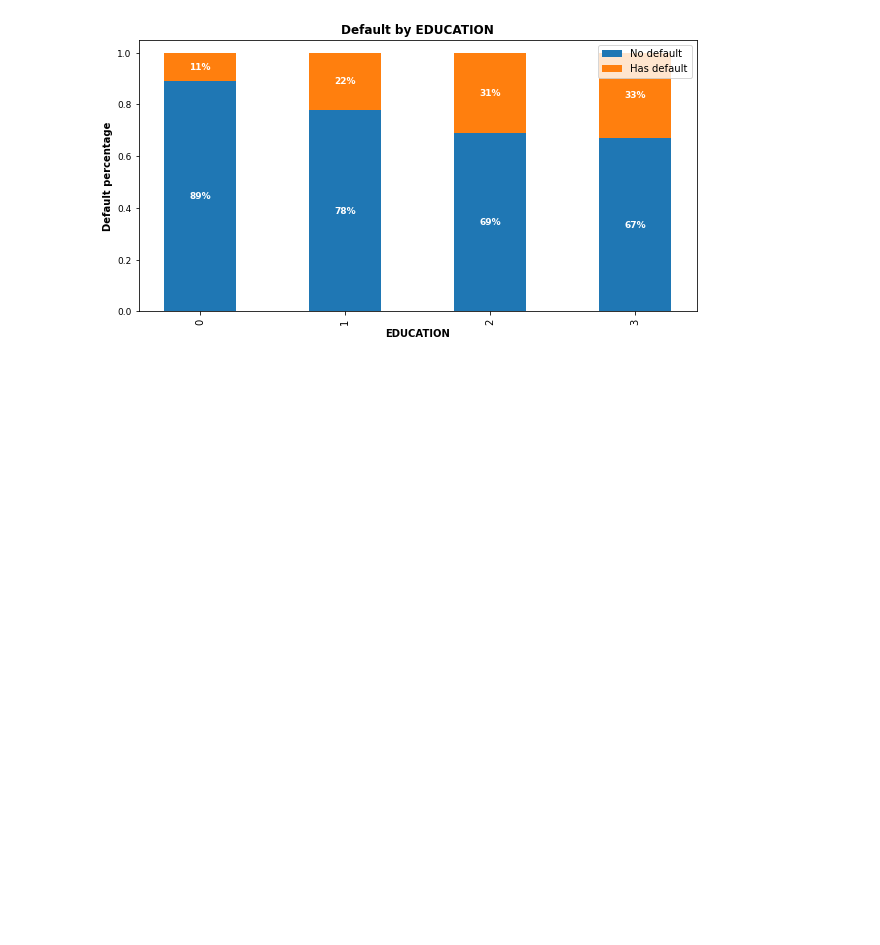
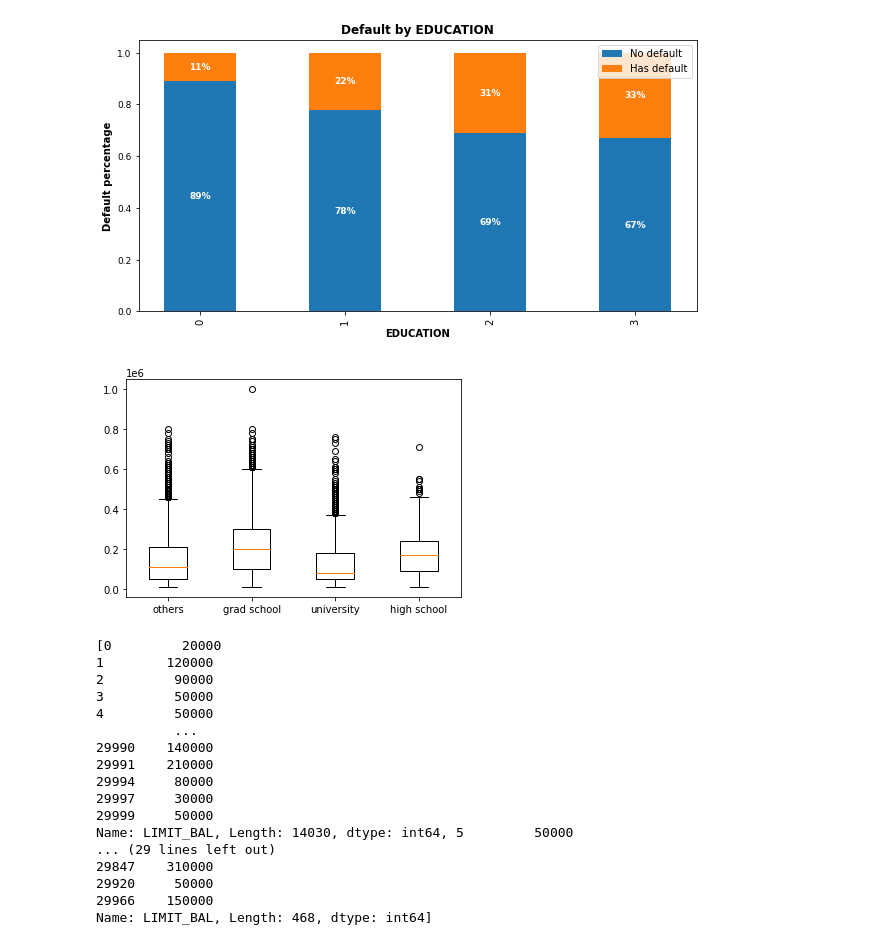
Before and after one commit to AnshRockstar/Credit-Card-Default-Analysis, a Jupyter notebook: Credit_Card_Default_Prediction_Capstone_Projectipynb.ipynb, the cells around one changed output. Cells and saved outputs as stored; diff of their text form; code cells hidden in the pictures; blank space fills up the shorter version.

```diff
--- a/Credit_Card_Default_Prediction_Capstone_Projectipynb.ipynb
+++ b/Credit_Card_Default_Prediction_Capstone_Projectipynb.ipynb
@@ -268,3 +268,37 @@ def relationship_bar(column):
 relationship_bar('EDUCATION')
 # %% [output]
 [figure]
+# %%
+# Use boxplot to visualize credit limit grouped by education level
+
+data = []
+x=df['EDUCATION'].unique()
+for i in x:
+    temp = df.loc[df.EDUCATION == i, "LIMIT_BAL"]
+    data.append(temp)
+
+fig, ax = plt.subplots()
+ax.boxplot(data)
+ax.set_xticklabels(["others","grad school", "university", "high school"])
+
+plt.show()
+print(data)
+# %% [output]
+[figure, added]
+[0         20000
+1        120000
+2         90000
+3         50000
+4         50000
+          ...
+29990    140000
+29991    210000
+29994     80000
+29997     30000
+29999     50000
+Name: LIMIT_BAL, Length: 14030, dtype: int64, 5         50000
+... (29 lines left out)
+29847    310000
+29920     50000
+29966    150000
+Name: LIMIT_BAL, Length: 468, dtype: int64]
```
Also changed, not shown: parts of 2 cells of this notebook.
